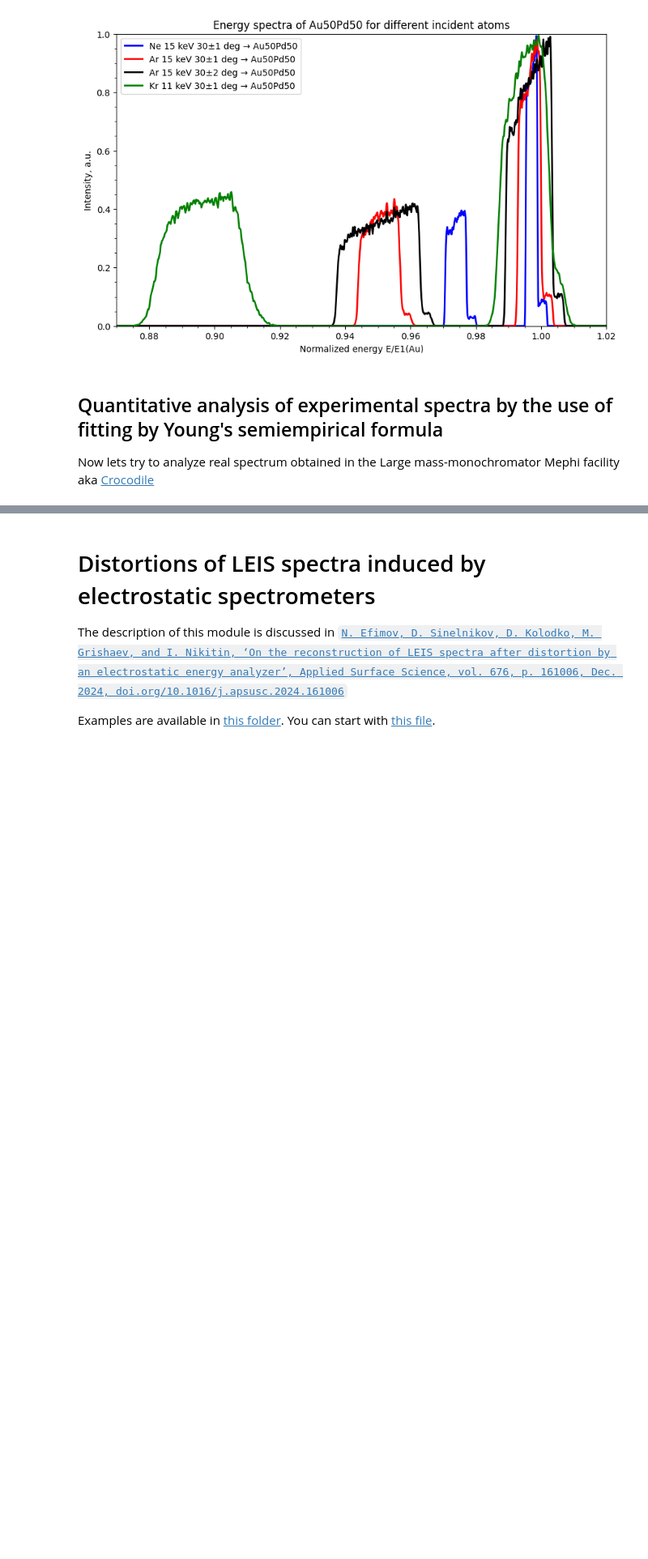
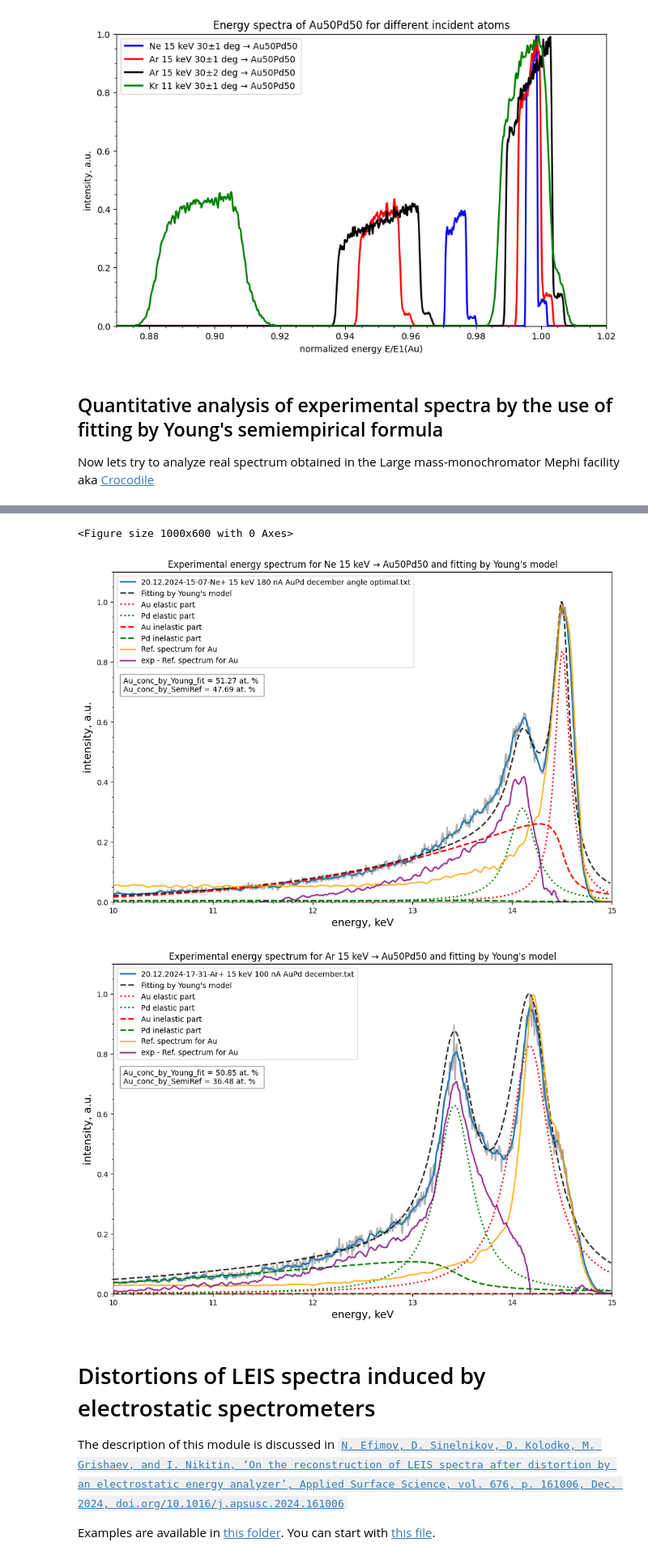
Before and after one commit to mauveferret/SpecRec, a Jupyter notebook: main_example.ipynb, the cells around one changed output, grey strips where cells are left out. Shown at 81% size. Saved outputs shown, nothing was run; the diff lists cells and outputs as text; code cells hidden in the pictures; blank space fills up the shorter version.

```diff
--- a/main_example.ipynb
+++ b/main_example.ipynb
@@ -334,3 +284,63 @@ Concentration of Au with the use of area of the elastic parts of spectra
+# %%
+import os, sys
+import matplotlib.pyplot as plt
+import numpy as np
+#change path to working directory
+BASE_LIB_PATH = "tools"
+sys.path.insert(1, os.getcwd()+os.sep+BASE_LIB_PATH)
+import LEIS_tools as leis
+spectrum_path0 = os.getcwd()+os.sep+"raw_data"+os.sep+"exp_AuPd"+os.sep
+exp_spectra = os.listdir(spectrum_path0)
+plt.figure(figsize=(10, 6))
+
+spectrum_path_Ne = next(path for path in exp_spectra if "15-07" in path)
+spectrum_path_Ar = next(path for path in exp_spectra if "17-31" in path)
+spectra = [spectrum_path_Ne, spectrum_path_Ar]
+
+for spectrum_path in spectra:
+    Emin = 10000
+    Emax = 15000
+
+    data = leis.spectrum(spectrum_path0+spectrum_path, 100)
+    reference_Au =  leis.spectrum(spectrum_path0+f"exp_ref_{data.incident_atom}_Au.dat", 100)
+    signal_Pd = data.spectrum_int - np.interp(data.spectrum_en, reference_Au.spectrum_en, reference_Au.spectrum_int)
+    young_fitting = leis.fitted_spectrum(data, "Pd", "Au")
+
+    # calculate Au conc by SemiRef approach, where we sure normalized reference spectra to
+    # separate signals of Au and Pd/ The quantification is done by the peak intensity of Au and Pd,
+    # which are normalized to the sensitivity factors of Au and Pd
+    exp_Au_signal = leis.peak(reference_Au.spectrum_int[int(Emin/data.step):])*leis.get_sensitivity_factor(data.E0, data.incident_atom, "Au", data.scattering_angle, data.dTheta)
+    exp_Au_conc = exp_Au_signal/(exp_Au_signal+leis.peak(signal_Pd[int(Emin/data.step):])*leis.get_sensitivity_factor(data.E0, data.incident_atom, "Pd", data.scattering_angle, data.dTheta))*100
+    box  = f"Au_conc_by_Young_fit = {young_fitting.get_concentration():.2f} at. % \nAu_conc_by_SemiRef = {exp_Au_conc:.2f} at. %"
+
+    plt.figure(figsize=(12, 8))
+    plt.text(10.1, 0.7, box, fontsize=10, bbox=dict(facecolor='white', alpha=0.5))
+    # we use data_raw to plot the noise of the experimental signal by grey color with high transparency
+    data_raw = leis.spectrum(spectrum_path0+spectrum_path)
+    plt.plot(data_raw.spectrum_en[int(Emin/data.step):]/1000, data_raw.spectrum_int[int(Emin/data.step):], '-', linewidth=2, color = "grey", alpha = 0.6)
+    plt.plot(data.spectrum_en[int(Emin/data.step):]/1000, data.spectrum_int[int(Emin/data.step):], '-', linewidth=2, label=data.calc_name)
+    # Plot fittings
+    plt.plot(data.spectrum_en[int(Emin/data.step):]/1000, young_fitting.get_fitted_spectrum()[int(Emin/data.step):], '--', linewidth=2, color="black", alpha = 0.8, label="Fitting by Young's model")
+    plt.plot(data.spectrum_en[int(Emin/data.step):]/1000, young_fitting.get_elastic_part("Au")[int(Emin/data.step):], ':', linewidth=2, color="red", label="Au elastic part")
+    plt.plot(data.spectrum_en[int(Emin/data.step):]/1000, young_fitting.get_elastic_part("Pd")[int(Emin/data.step):], ':', linewidth=2, color="green", label="Pd elastic part")
+    plt.plot(data.spectrum_en[int(Emin/data.step):]/1000, young_fitting.get_inelastic_part("Au")[int(Emin/data.step):], '--', linewidth=2, color="red", label="Au inelastic part")
+    plt.plot(data.spectrum_en[int(Emin/data.step):]/1000, young_fitting.get_inelastic_part("Pd")[int(Emin/data.step):], '--', linewidth=2, color="green", label="Pd inelastic part")
+    # Plot results of Au and Pd signal separation by SemiRef approach
+    plt.plot(reference_Au.spectrum_en[int(Emin/data.step):]/1000, reference_Au.spectrum_int[int(Emin/data.step):], '-', linewidth=2, color="orange", alpha = 0.8,label="Ref. spectrum for Au")
+    plt.plot(data.spectrum_en[int(Emin/data.step):]/1000, signal_Pd[int(Emin/data.step):], '-', linewidth=2, color="purple", alpha = 0.8, label="exp - Ref. spectrum for Au")
+
+    plt.title(f"Experimental energy spectrum for {data.incident_atom} {int(data.E0/1000)} keV → Au50Pd50 and fitting by Young's model")
+    plt.xlabel('energy, keV', fontsize=14)
+    plt.ylabel('intensity, a.u.', fontsize=14)
+    plt.xlim (Emin/1000, Emax/1000)
+    plt.ylim(0, 1.1)
+    plt.minorticks_on()
+    plt.legend()
+    plt.show()
+# %% [output]
+<Figure size 1000x600 with 0 Axes>
+[figure, added]
+[figure, added]
 # %% [markdown]
 # Distortions of LEIS spectra induced by electrostatic spectrometers
 
```
Also changed, not shown: parts of 4 cells of this notebook, 2 other files.
